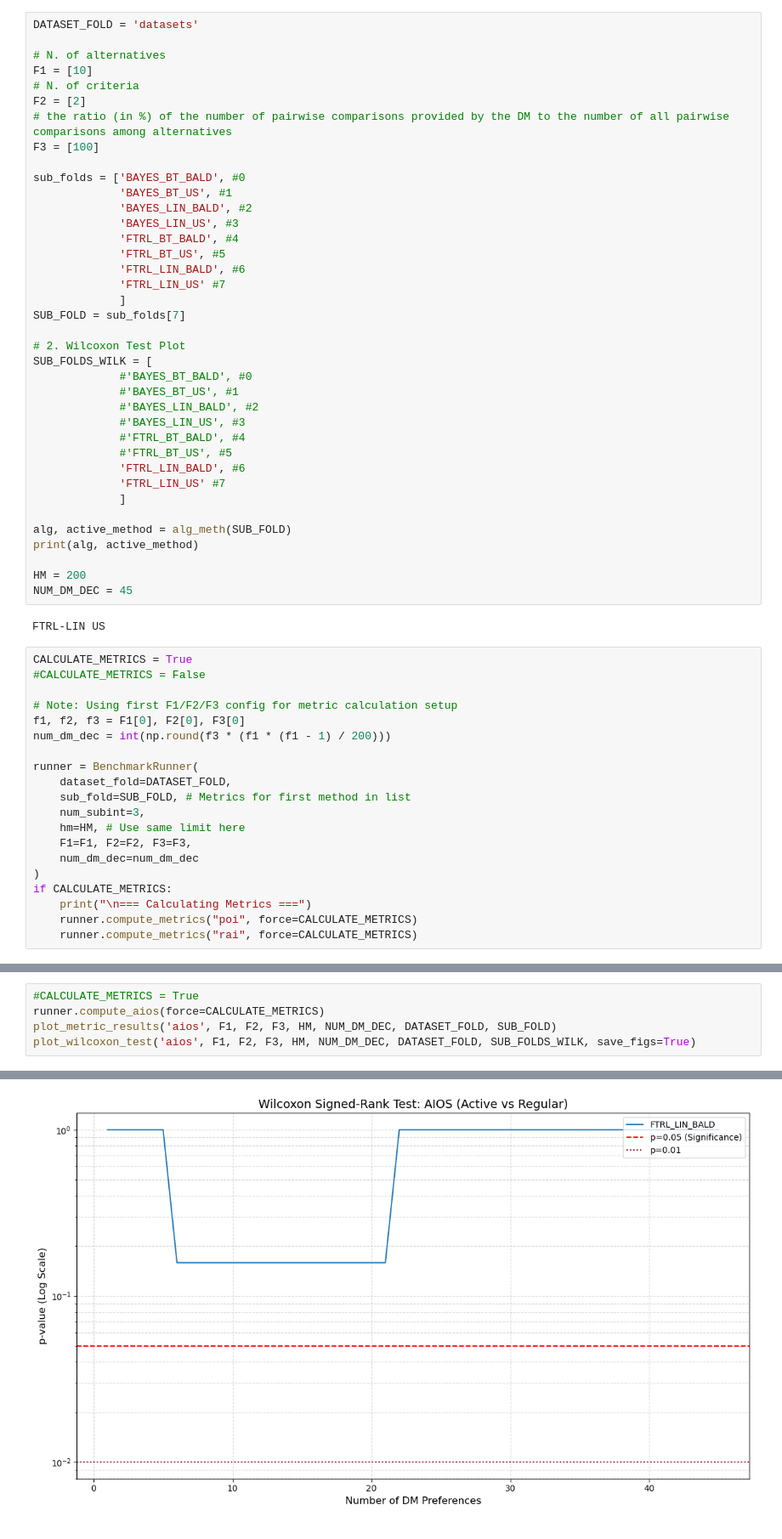
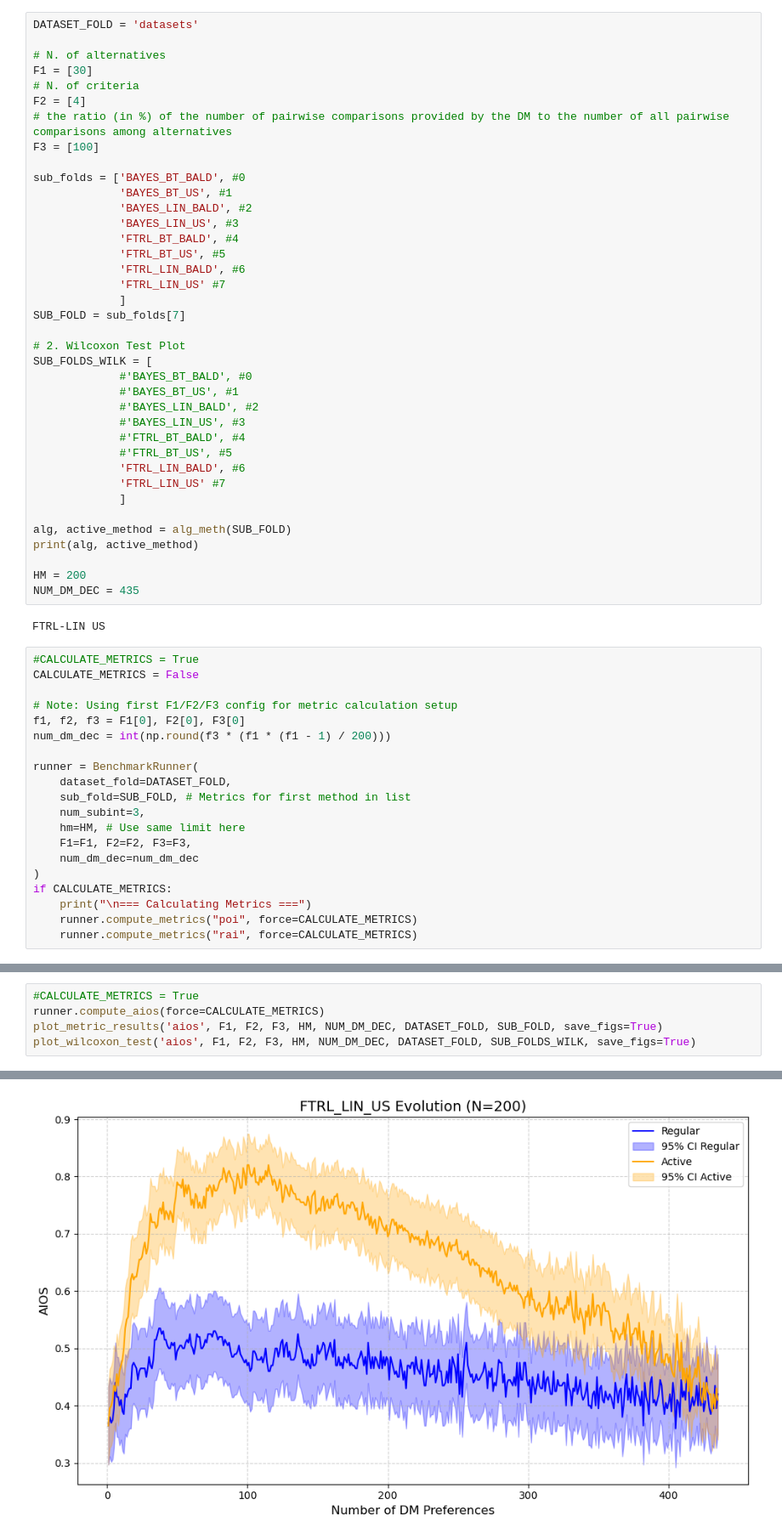
Before and after one commit to marcgrillo/Active_POR, a Jupyter notebook: show_res_new_LIN.ipynb, the cells around one changed output, grey strips where cells are left out. Shown at 85% size. Cells and saved outputs as stored; diff of their text form.

```diff
--- a/show_res_new_LIN.ipynb
+++ b/show_res_new_LIN.ipynb
@@ -13,9 +13,9 @@ def alg_meth(s):
 DATASET_FOLD = 'datasets'
 
 # N. of alternatives
-F1 = [10]
+F1 = [30]
 # N. of criteria
-F2 = [2]
+F2 = [4]
 # the ratio (in %) of the number of pairwise comparisons provided by the DM to the number of all pairwise comparisons among alternatives
 F3 = [100]
 
@@ -46,12 +46,12 @@ alg, active_method = alg_meth(SUB_FOLD)
 print(alg, active_method)
 
 HM = 200
-NUM_DM_DEC = 45
+NUM_DM_DEC = 435
 # %% [output]
 FTRL-LIN US
 # %%
-CALCULATE_METRICS = True
-#CALCULATE_METRICS = False
+#CALCULATE_METRICS = True
+CALCULATE_METRICS = False
 
 # Note: Using first F1/F2/F3 config for metric calculation setup
 f1, f2, f3 = F1[0], F2[0], F3[0]
@@ -152,6 +99,6 @@ KeyboardInterrupt:
 # %%
 #CALCULATE_METRICS = True
 runner.compute_aios(force=CALCULATE_METRICS)
-plot_metric_results('aios', F1, F2, F3, HM, NUM_DM_DEC, DATASET_FOLD, SUB_FOLD)
+plot_metric_results('aios', F1, F2, F3, HM, NUM_DM_DEC, DATASET_FOLD, SUB_FOLD, save_figs=True)
 plot_wilcoxon_test('aios', F1, F2, F3, HM, NUM_DM_DEC, DATASET_FOLD, SUB_FOLDS_WILK, save_figs=True)
 # %% [output]
@@ -161 +106 @@ No data found for FTRL_LIN_US. Skipping.
-[figure, old version]
+[figure, new version]
```
Also changed, not shown: parts of 5 cells of this notebook, 1 other file.
